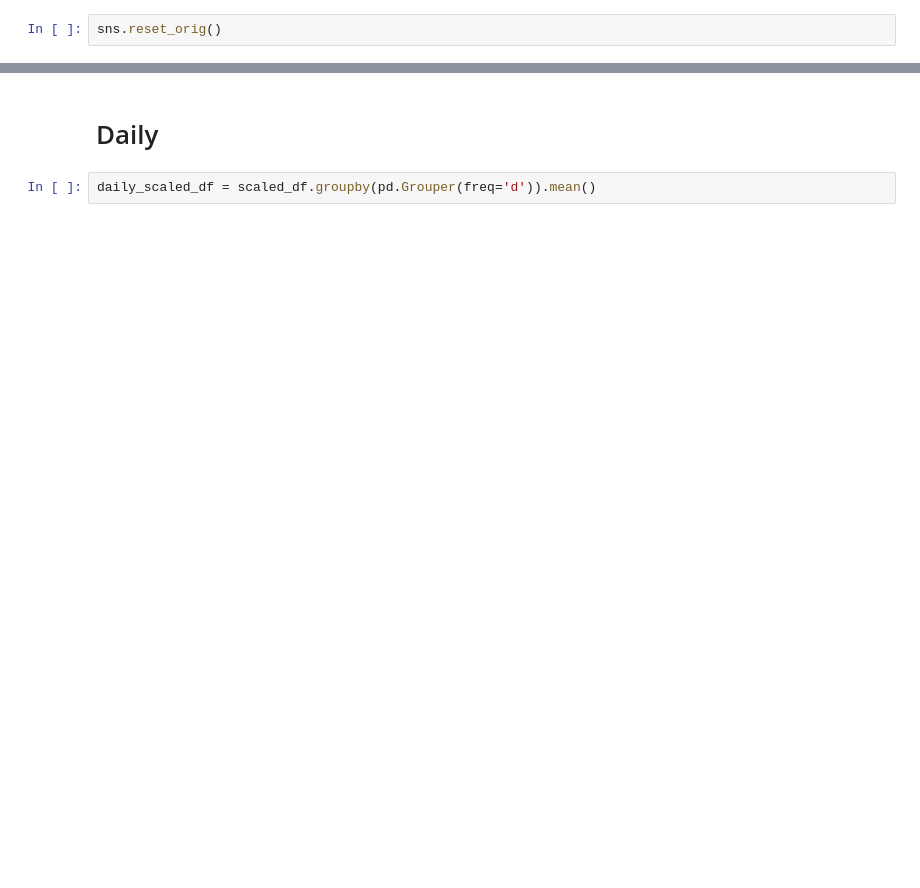
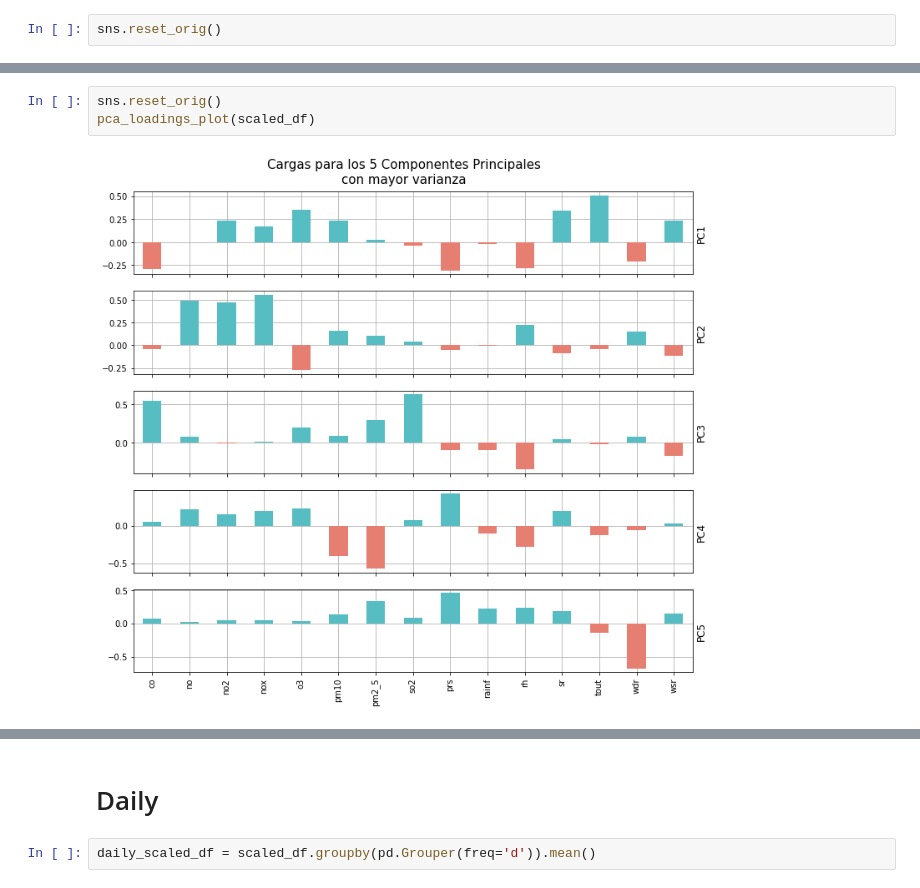
Before and after one commit to kmontocam/MA2003B, a Jupyter notebook: analysis.ipynb, the cells around one changed output, grey strips where cells are left out. Drawn from its saved outputs; the diff is of its cells as text; blank space fills up the shorter version.

```diff
--- a/analysis.ipynb
+++ b/analysis.ipynb
@@ -190,0 +95,5 @@ ax.scatter(lc.loc[z, 0], lc.loc[z, 1], lc.loc[z, 2], c="red", s=40, label="C3")
+# %%
+sns.reset_orig()
+pca_loadings_plot(scaled_df)
+# %% [output]
+[figure, added]
```
Also changed, not shown: parts of 33 cells of this notebook.
